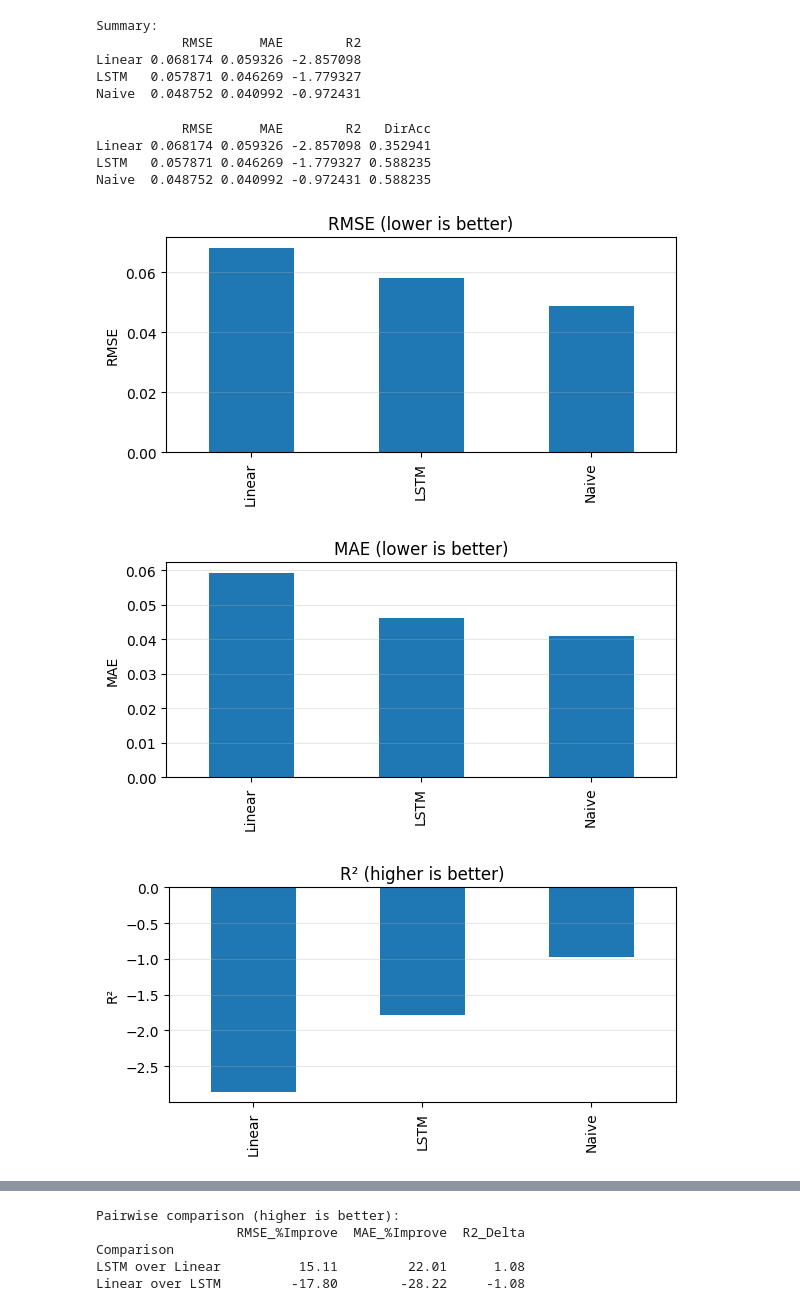
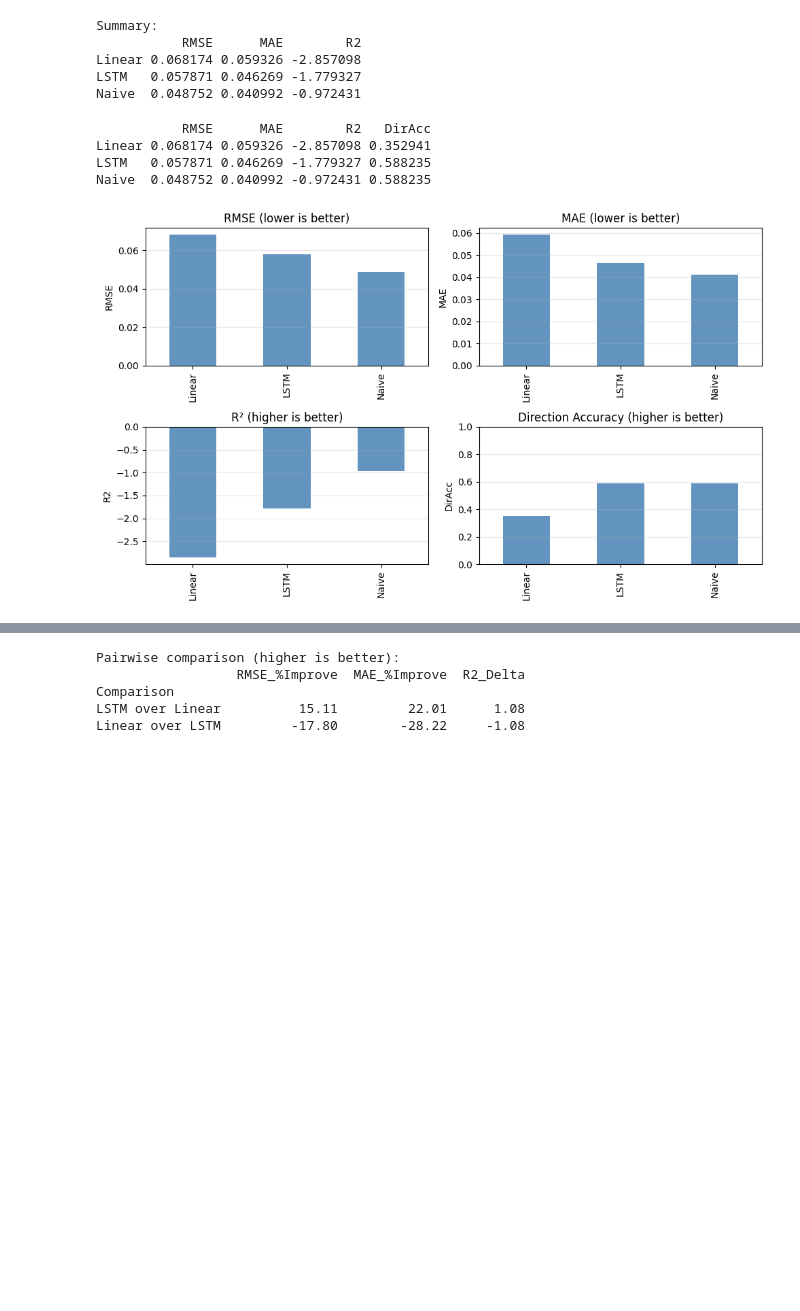
Before and after one commit to Rico00121/cs-c3240-machine-learning-project, a Jupyter notebook: lstm.ipynb, the cells around one changed output, grey strips where cells are left out. Cells and saved outputs as stored; diff of their text form; code cells hidden in the pictures; blank space fills up the shorter version.

Commit message:
feat: update bar chart

```diff
--- a/lstm.ipynb
+++ b/lstm.ipynb
@@ -352,58 +352,47 @@ Naive  0.048752 0.040992 -0.972431
 # %%
 from sklearn.metrics import mean_squared_error, mean_absolute_error, r2_score
 
 def eval_all(y_true, y_pred):
     y_true = np.ravel(y_true); y_pred = np.ravel(y_pred)
     rmse = np.sqrt(mean_squared_error(y_true, y_pred))
     mae  = mean_absolute_error(y_true, y_pred)
     r2   = r2_score(y_true, y_pred)
     dir_acc = np.mean(np.sign(y_true) == np.sign(y_pred))
     return rmse, mae, r2, dir_acc
 
 metrics = {}
 for name, yhat in {
     "Linear": linear_aligned,
     "LSTM":   lstm_aligned,
     "Naive":  naive_aligned,
 }.items():
     metrics[name] = eval_all(true_aligned, yhat)
 
 res_df = pd.DataFrame(metrics, index=["RMSE", "MAE", "R2", "DirAcc"]).T
 print(res_df.to_string(float_format=lambda x: f"{x:.6f}"))
 
-plt.figure(figsize=(6,3.2))
-res_df["RMSE"].plot(kind="bar")
-plt.title("RMSE (lower is better)")
-plt.ylabel("RMSE")
-plt.grid(axis="y", alpha=0.3)
-plt.tight_layout(); plt.show()
+fig, axes = plt.subplots(2, 2, figsize=(10, 6))
+metrics_info = [
+    ("RMSE", "RMSE (lower is better)"),
+    ("MAE",  "MAE (lower is better)"),
+    ("R2",   "R² (higher is better)"),
+    ("DirAcc", "Direction Accuracy (higher is better)")
+]
 
-plt.figure(figsize=(6,3.2))
-res_df["MAE"].plot(kind="bar")
-plt.title("MAE (lower is better)")
-plt.ylabel("MAE")
-plt.grid(axis="y", alpha=0.3)
-plt.tight_layout(); plt.show()
+colors = ["steelblue", "indianred", "seagreen", "darkorange"]
+for ax, (col, title), c in zip(axes.flat, metrics_info, colors):
+    res_df[col].plot(kind="bar", ax=ax, color="steelblue", alpha=0.85)
+    ax.set_title(title)
+    ax.set_ylabel(col)
+    if col == "DirAcc":
+        ax.set_ylim(0, 1)
+    ax.grid(axis="y", alpha=0.3)
 
-plt.figure(figsize=(6,3.2))
-res_df["R2"].plot(kind="bar")
-plt.title("R² (higher is better)")
-plt.ylabel("R²")
-plt.grid(axis="y", alpha=0.3)
-plt.tight_layout(); plt.show()
-
-plt.figure(figsize=(6,3.2))
-res_df["DirAcc"].plot(kind="bar")
-plt.title("Direction Accuracy (higher is better)")
-plt.ylim(0, 1)
-plt.ylabel("Accuracy")
-plt.grid(axis="y", alpha=0.3)
-plt.tight_layout(); plt.show()
+plt.tight_layout()
+plt.show()
 # %% [output]
            RMSE      MAE        R2   DirAcc
 Linear 0.068174 0.059326 -2.857098 0.352941
 LSTM   0.057871 0.046269 -1.779327 0.588235
 Naive  0.048752 0.040992 -0.972431 0.588235
-[figure, old version]
+[figure, new version]
-[figure, removed]
-[figure, removed]
```
Also changed, not shown: parts of 2 cells of this notebook.
